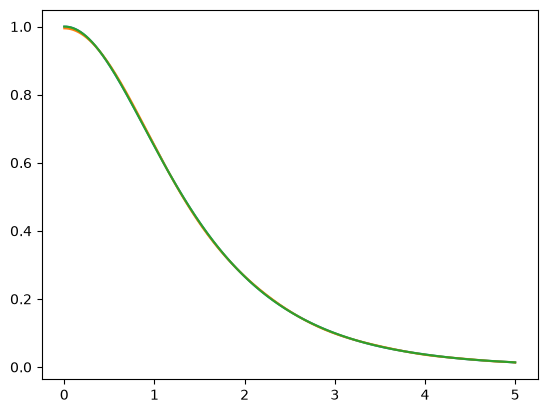
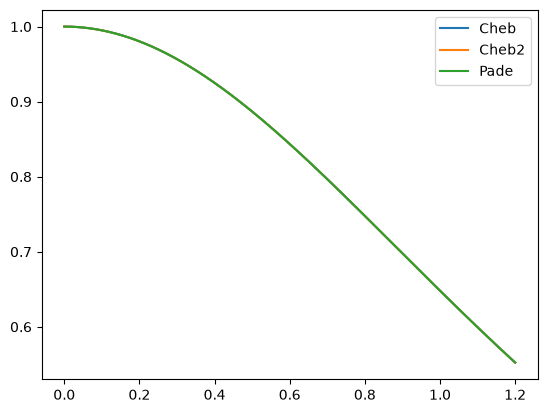
The notebook cell's code change between the first figure and the second:
--- before
+++ after
@@ -1,31 +1,36 @@
-xs = np.linspace(0, 5, 1000)
-ys = np.fromiter((polyval(poly, xs[n]) for n in range(0,1000)),dtype=float)
-zs = np.fromiter((polyval(poly2, xs[n]*xs[n])+1 for n in range(0,1000)),dtype=float)
-#zs = np.fromiter((polyval(t[::-1], xs[n]-t0) for n in range(0,1000)),dtype=float)
-ps = np.fromiter((polyval(p[::-1],xs[n]-t0)/polyval(q[::-1], xs[n]-t0) for n in range(0,1000)),dtype=float)
+xs = np.linspace(0, xmax, 1000)
+ys = np.fromiter((polyval(poly, xs[n]) for n in range(0,1000)),dtype=np.float64)
+zs = np.fromiter((polyval(poly2, xs[n]*xs[n]) for n in range(0,1000)),dtype=np.float64)
+#zs = np.fromiter((polyval(t[::-1], xs[n]-t0) for n in range(0,1000)),dtype=np.float64)
+ps = np.fromiter((polyval(p[::-1],xs[n]-t0)/polyval(q[::-1], xs[n]-t0) for n in range(0,1000)),dtype=np.float64)
 
-plt.plot(xs, ys)
-plt.plot(xs, zs)
-plt.plot(xs, ps)
+plt.plot(xs, ys,label='Cheb')
+plt.plot(xs, zs,label='Cheb2')
+plt.plot(xs, ps,label='Pade')
+plt.legend(loc='upper right')
 plt.show()
 
-ys = np.fromiter(( polyval(poly, xs[n])-et(xs[n]) for n in range(0,1000)),dtype=float)
-zs = np.fromiter(( polyval(poly2, xs[n]*xs[n])+1-et(xs[n]) for n in range(0,1000)),dtype=float)
-#zs = np.fromiter(( polyval(t[::-1], xs[n]-t0)-et(xs[n]) for n in range(0,1000)),dtype=float)
-ps = np.fromiter(( polyval(p[::-1],xs[n]-t0)/polyval(q[::-1], xs[n]-t0)-et(xs[n]) for n in range(0,1000)),dtype=float)
+ys = np.fromiter(( polyval(poly, xs[n])-et(xs[n]) for n in range(0,1000)),dtype=np.float64)
+zs = np.fromiter(( polyval(poly2, xs[n]*xs[n])-et(xs[n]) for n in range(0,1000)),dtype=np.float64)
+#zs = np.fromiter(( polyval(t[::-1], xs[n]-t0)-et(xs[n]) for n in range(0,1000)),dtype=np.float64)
+ps = np.fromiter(( polyval(p[::-1],xs[n]-t0)/polyval(q[::-1], xs[n]-t0)-et(xs[n]) for n in range(0,1000)),dtype=np.float64)
 
-plt.plot(xs, ys)
-plt.plot(xs, zs)
-plt.plot(xs, ps)
+plt.plot(xs, ys,label='Cheb')
+plt.plot(xs, zs,label='Cheb2')
+plt.plot(xs, ps,label='Pade')
+plt.legend(loc='upper right')
 plt.show()
 
-ys = np.fromiter(( ((polyval(poly, xs[n])-et(xs[n]))/et(xs[n]) ) for n in range(0,1000)),dtype=float)
-zs = np.fromiter(( ((polyval(poly2, xs[n]*xs[n])+1-et(xs[n]))/et(xs[n]) ) for n in range(0,1000)),dtype=float)
-#zs = np.fromiter(( ((polyval(t[::-1], xs[n]-t0)-et(xs[n]))/et(xs[n]) ) for n in range(0,1000)),dtype=float)
-ps = np.fromiter(( ((polyval(p[::-1],xs[n]-t0)/polyval(q[::-1], xs[n]-t0)-et(xs[n]))/et(xs[n]) ) for n in range(0,1000)),dtype=float)
+ys = np.fromiter(( ((polyval(poly, xs[n])-et(xs[n]))/et(xs[n]) ) for n in range(0,1000)),dtype=np.float64)
+zs = np.fromiter(( ((polyval(poly2, xs[n]*xs[n])-et(xs[n]))/et(xs[n]) ) for n in range(0,1000)),dtype=np.float64)
+#zs = np.fromiter(( ((polyval(t[::-1], xs[n]-t0)-et(xs[n]))/et(xs[n]) ) for n in range(0,1000)),dtype=mp.float64)
+ps = np.fromiter(( ((polyval(p[::-1],xs[n]-t0)/polyval(q[::-1], xs[n]-t0)-et(xs[n]))/et(xs[n]) ) for n in range(0,1000)),dtype=np.float64)
 
-plt.plot(xs, ys)
-plt.plot(xs, zs)
-plt.plot(xs, ps)
+plt.grid(True)
+# plt.legend(bbox_to_anchor=(1.05, 1), loc=2, borderaxespad=0.)
+plt.plot(xs, ys,label='Cheb')
+plt.plot(xs, zs,label='Cheb2')
+plt.plot(xs, ps,label='Pade')
+plt.legend(loc='upper right')
 plt.show()
 

Commit: example of func approx